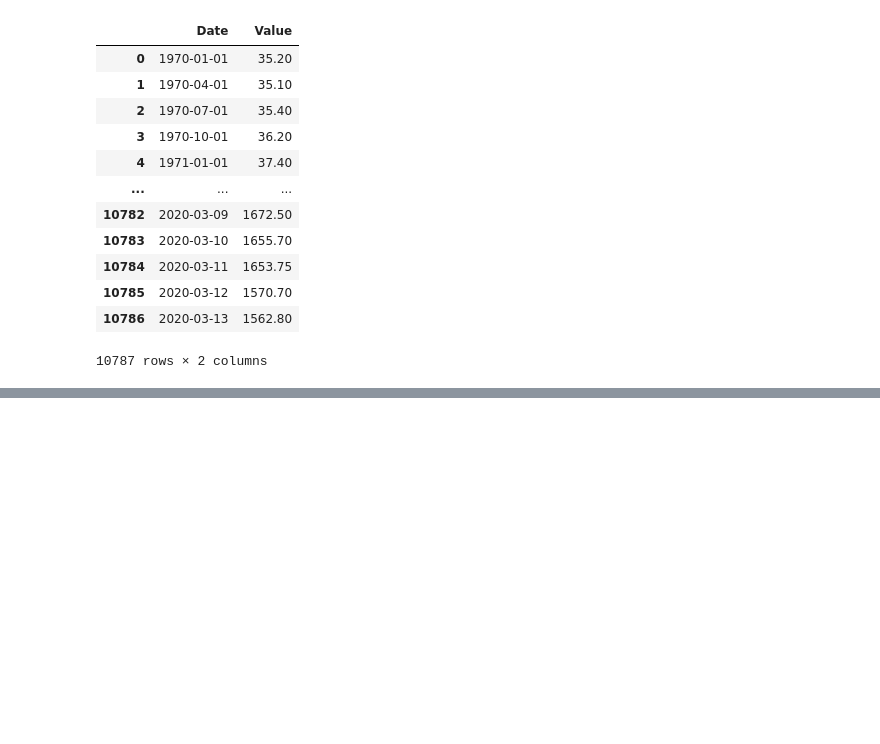
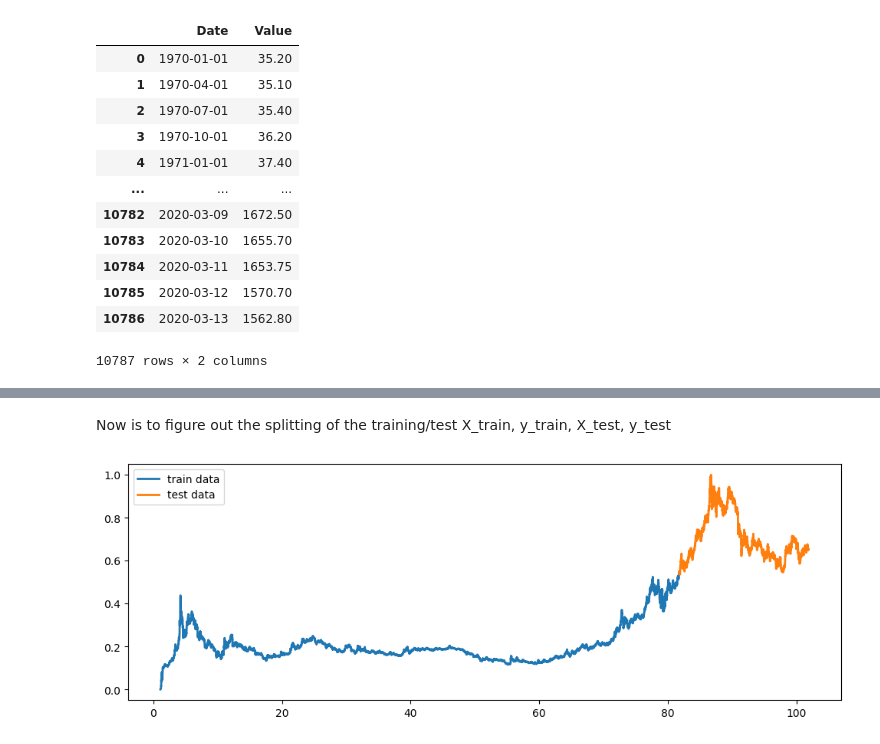
Before and after one commit to adewunmi2/DeepLearningSpringNew2024, a Jupyter notebook: Exercise_Project4/rnn_lstm_forecast_exercise4.ipynb, the cells around one changed output, grey strips where cells are left out. Drawn from its saved outputs; the diff is of its cells as text; code cells hidden in the pictures; blank space fills up the shorter version.

```diff
--- a/Exercise_Project4/rnn_lstm_forecast_exercise4.ipynb
+++ b/Exercise_Project4/rnn_lstm_forecast_exercise4.ipynb
@@ -52,0 +62,5 @@ df
+# %%
+# then saving the target value column,
+# as this automatically
+# split the data without changes
+value_column = "Value"
@@ -52,0 +93,41 @@ df
+# %% [markdown]
+Now is to figure out the splitting of the training/test
+ X_train, y_train, X_test, y_test
+# %%
+# here,cutoff point is used
+# for train/test split
+# this reveals the trend in the Value
+# and the cutoff is split
+# training 0.80 and test 0.20
+# begins with a smaller test size
+cutoff = int(len(df) * 0.80)
+
+# train data
+X_train = df.index[0:cutoff]
+y_train = df[value_column].iloc[0:cutoff]
+
+# test data
+X_test = df.index[cutoff:]
+y_test = df[value_column].iloc[cutoff:]
+
+# convert to NumPy -array -format (expected by the generators)
+X_train = np.array(X_train)
+y_train = np.array(y_train)
+X_test = np.array(X_test)
+y_test = np.array(y_test)
+
+n_features = 1
+
+# NOTE to self: is this necessary?
+train_series = y_train.reshape((len(y_train), n_features))
+test_series  = y_test.reshape((len(y_test), n_features))
+# %%
+# plot the original train + test data
+# see the cutoff point
+fig, ax = plt.subplots(1, 1, figsize=(12, 4))
+ax.plot(X_train, y_train, lw=2, label='train data')
+ax.plot(X_test, y_test,  lw=2, label='test data')
+ax.legend(loc="upper left")
+plt.show()
+# %% [output]
+[figure, added]
```
Also changed, not shown: parts of 6 cells of this notebook.
